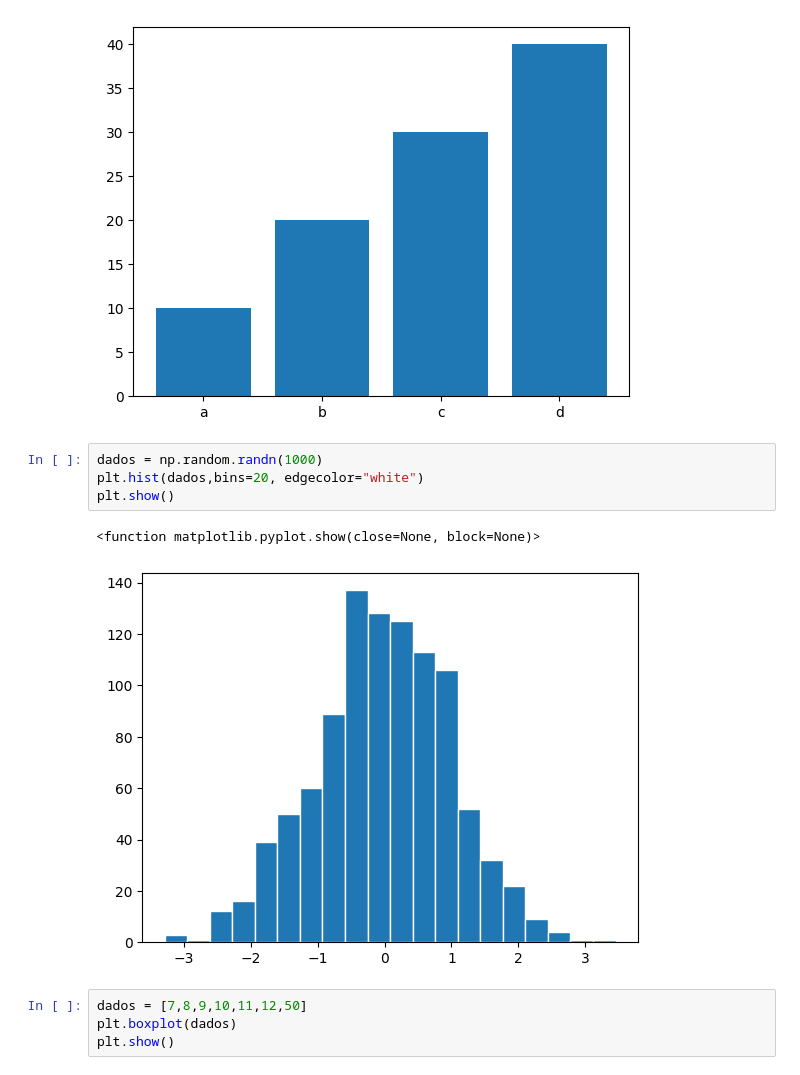
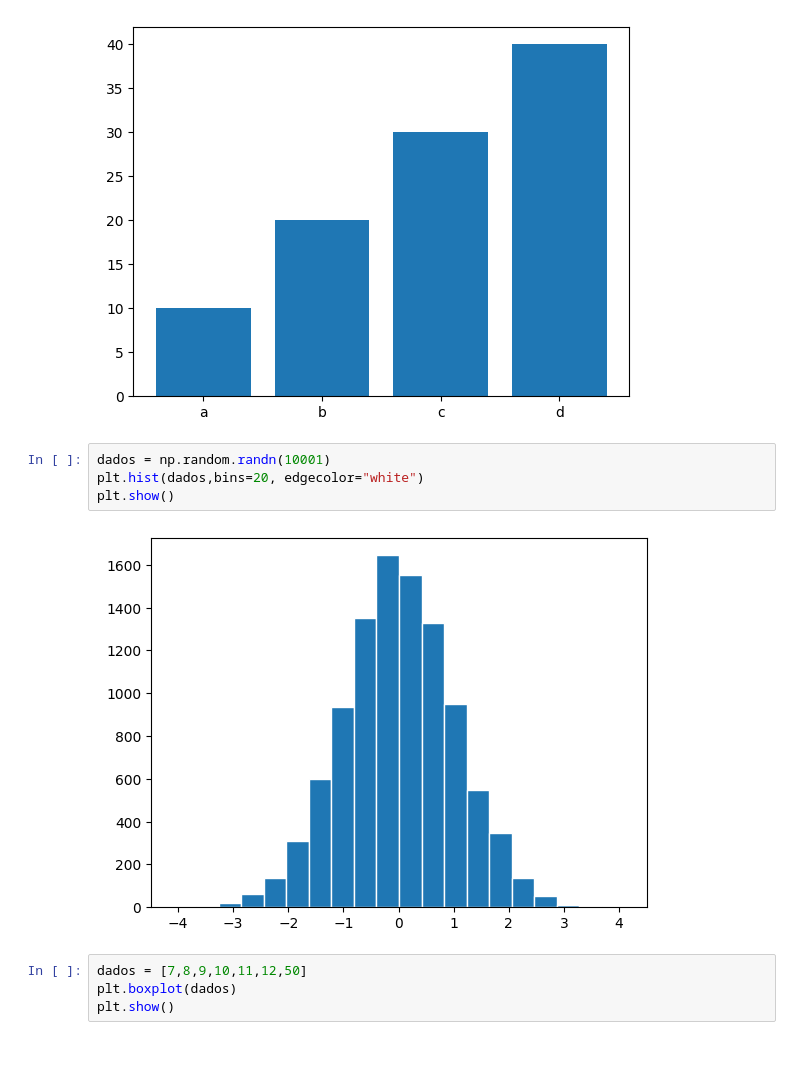
Before and after one commit to La-Elvis-Tech/DataScience-Arquivos, a Jupyter notebook: aula.ipynb, the cells around one changed output. Saved outputs shown, nothing was run; the diff lists cells and outputs as text.

```diff
--- a/aula.ipynb
+++ b/aula.ipynb
@@ -72,12 +69,11 @@ plt.show()
 # %% [output]
 [figure]
 # %%
-dados = np.random.randn(1000)
+dados = np.random.randn(10001)
 plt.hist(dados,bins=20, edgecolor="white")
 plt.show()
 # %% [output]
-<function matplotlib.pyplot.show(close=None, block=None)>
-[figure, old version]
+[figure, new version]
 # %%
 dados = [7,8,9,10,11,12,50]
 plt.boxplot(dados)
```
Also changed, not shown: parts of 5 cells of this notebook.
